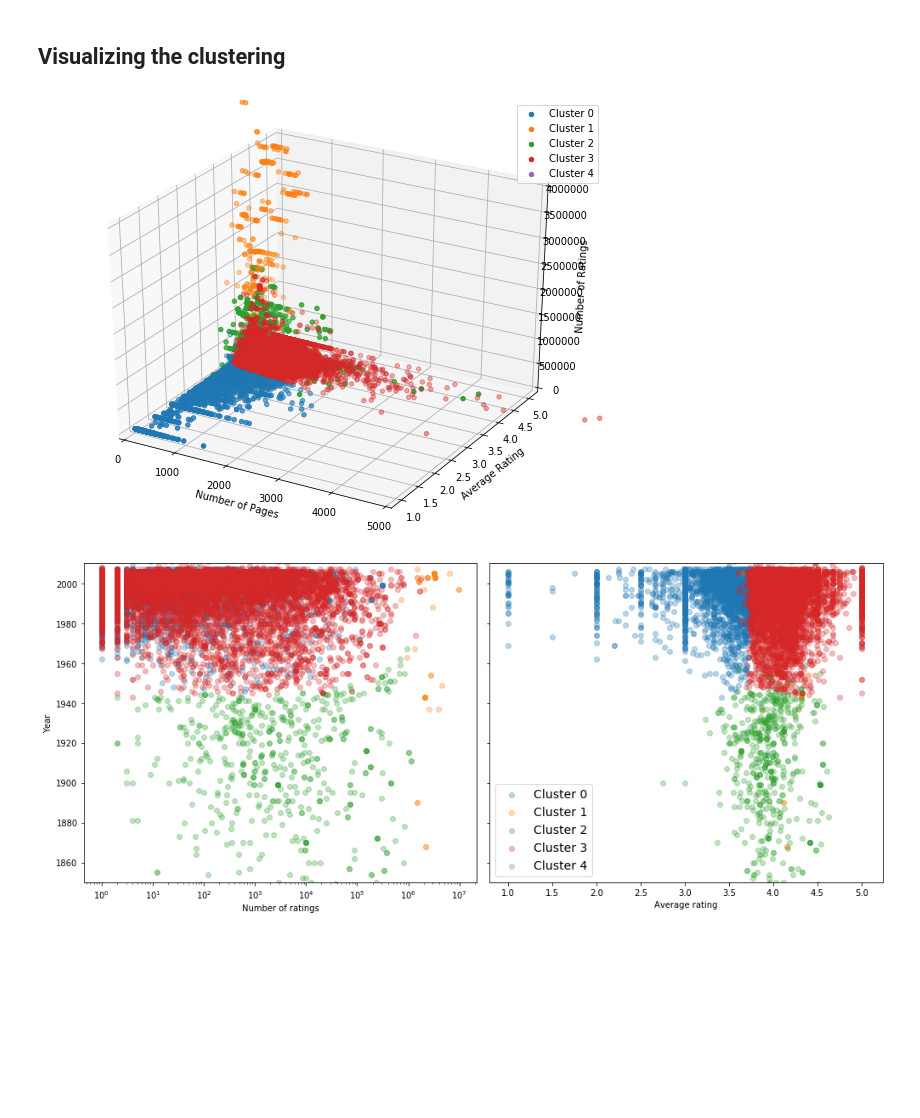
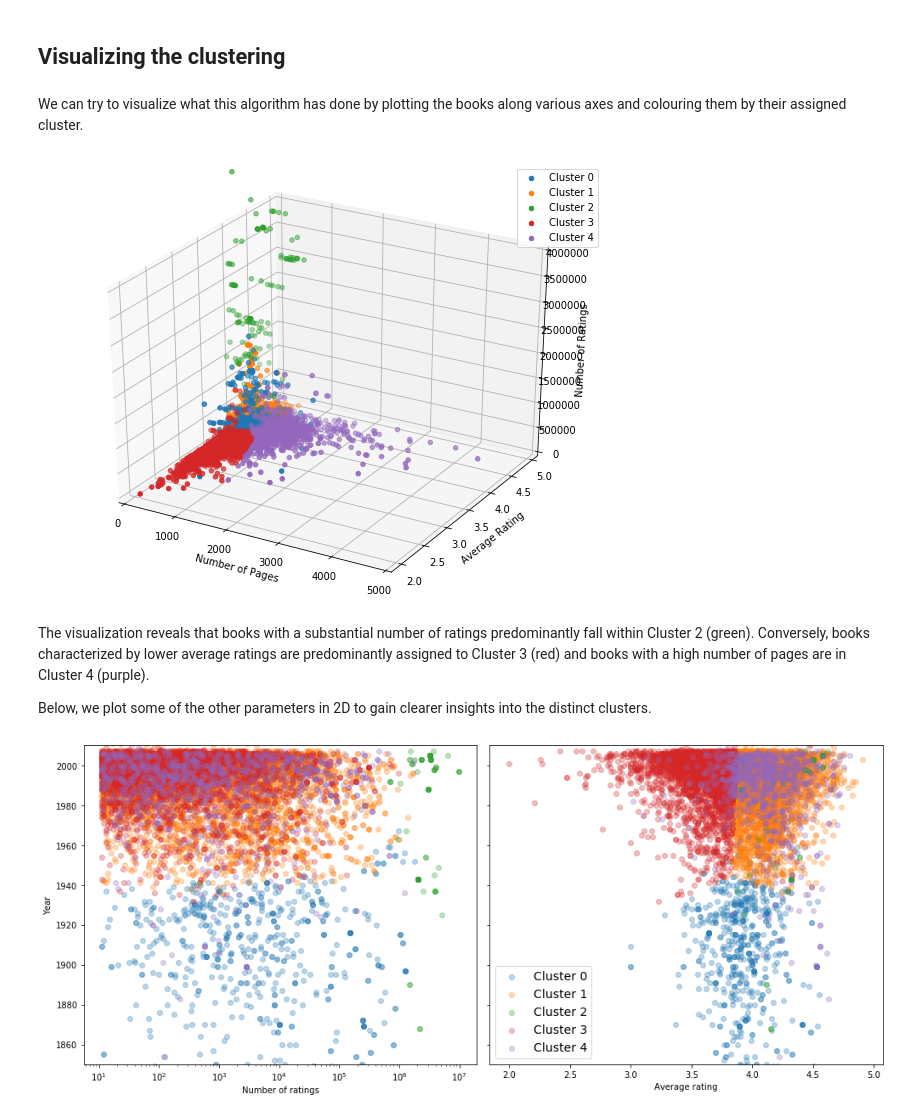
Before and after one commit to EmmaKLofthouse/Book-Analysis-and-Recommender, a Jupyter notebook: Book_recommender.ipynb, the cells around one changed output. Cells and saved outputs as stored; diff of their text form; code cells hidden in the pictures; blank space fills up the shorter version.

```diff
--- a/Book_recommender.ipynb
+++ b/Book_recommender.ipynb
@@ -58,6 +58,7 @@ pd.options.mode.chained_assignment = None
 First, we read in the cleaned csv file containing data on the scraped books and convert it to a pandas dataframe for easy manipulation.
 # %%
 df = pd.read_csv('goodreads_data_clean.csv')
+df = df[df.num_ratings>10] #exclude entries with very few ratings
 # %%
 df.head()
 # %% [output]
@@ -200,32 +202,38 @@ X_scaled['cluster_label'] = kmeans.labels_
 X['cluster_label'] = kmeans.labels_
 # %% [markdown]
 ## Visualizing the clustering
+# %% [markdown]
+We can try to visualize what this algorithm has done by plotting the books along various axes and colouring them by their assigned cluster.
 # %%
 import matplotlib.pyplot as plt
 from mpl_toolkits.mplot3d import Axes3D
 
 X_subset = X[['num_pages', 'avg_rating', 'num_ratings','cluster_label']]
-
+X_subset = X_subset[:20000]
 fig = plt.figure(figsize=(10, 8))
 ax = fig.add_subplot(111, projection='3d')
 
 # Scatter plot points coloured by cluster label
 for cluster_label in range(n_clusters):
     cluster_data = X_subset[X_subset['cluster_label'] == cluster_label]
     ax.scatter(cluster_data['num_pages'], cluster_data['avg_rating'], cluster_data['num_ratings'],
                label=f'Cluster {cluster_label}')
 
 ax.set_xlabel('Number of Pages')
 ax.set_ylabel('Average Rating')
 ax.set_zlabel('Number of Ratings')
 #ax.set_zscale("log")
 ax.set_xlim(0,5000)
 ax.set_zlim(0,4e6)
 plt.legend();
 # %% [output]
-[figure, old version]
+[figure, new version]
+# %% [markdown]
+The visualization reveals that books with a substantial number of ratings predominantly fall within Cluster 2 (green). Conversely, books characterized by lower average ratings are predominantly assigned to Cluster 3 (red) and books with a high number of pages are in Cluster 4 (purple).
+
+Below, we plot some of the other parameters in 2D to gain clearer insights into the distinct clusters.
 # %%
-X_subset = X[:10000] #plot a sample of the data for clarity
+X_subset = X[:10000] #plot a sample of the data for speed and clarity
 
 fig, axes = plt.subplots(1, 2, figsize=(14, 6),sharey=True)
 ax1, ax2 = axes[0], axes[1]
@@ -246,4 +254,4 @@ ax2.set_xlabel("Average rating")
 
 fig.tight_layout()
 # %% [output]
-[figure, old version]
+[figure, new version]
```
Also changed, not shown: parts of 18 cells of this notebook.
